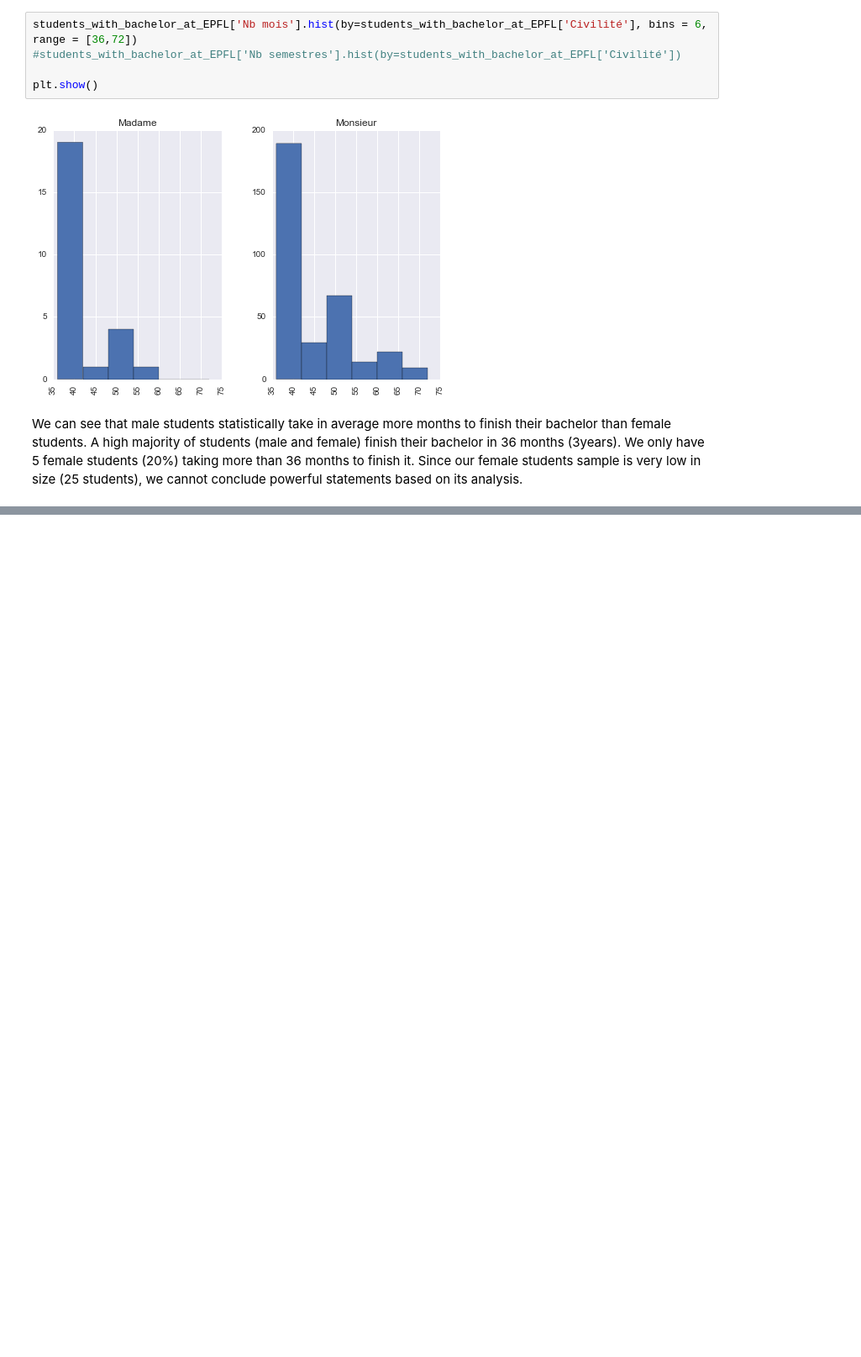
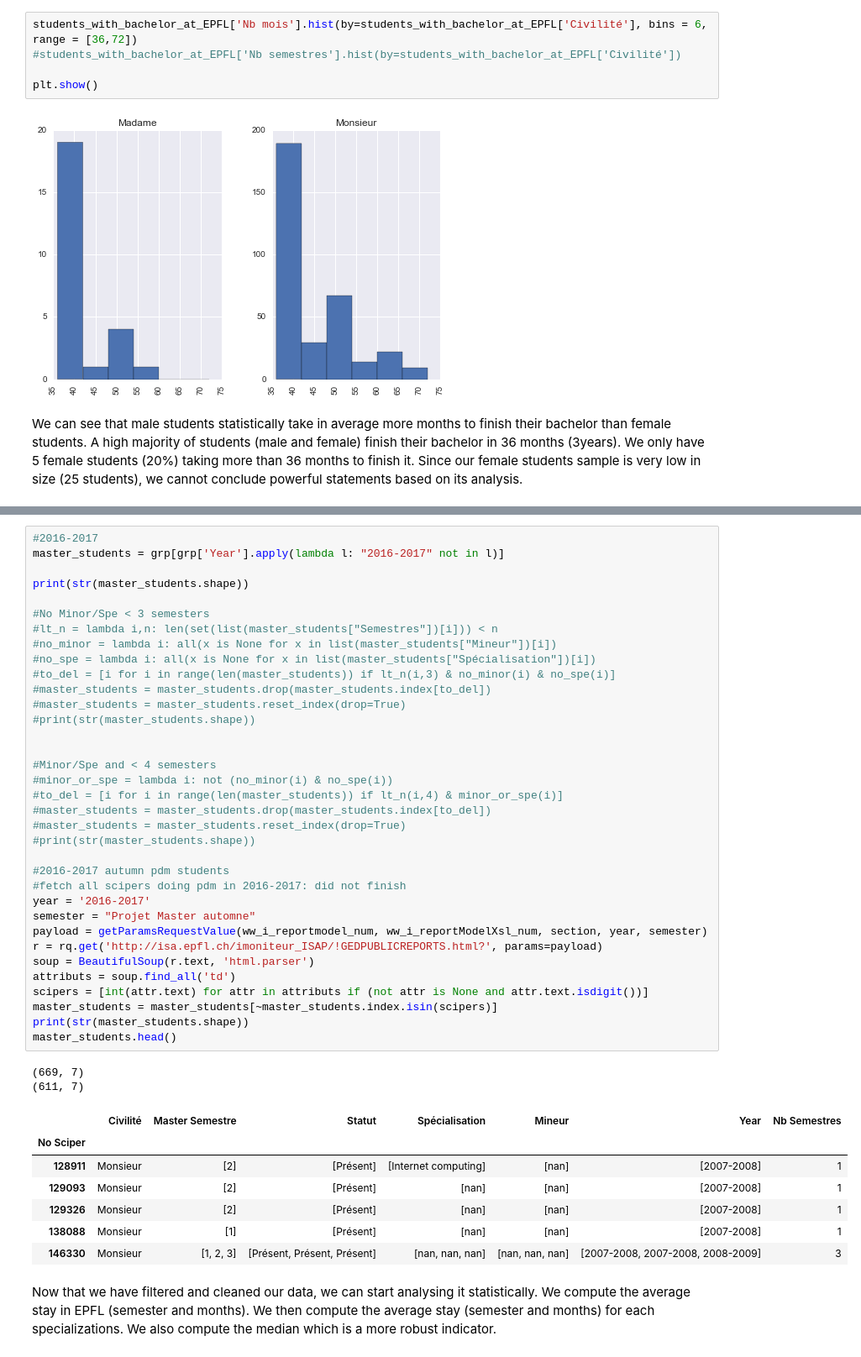
Before and after one commit to agpmilli/adaepfl, a Jupyter notebook: Homework/02 - Data from the Web/Data from the Web.ipynb, the cells around one changed output, grey strips where cells are left out. Shown at 84% size. Cells and saved outputs as stored; diff of their text form; blank space fills up the shorter version.

```diff
--- a/Homework/02 - Data from the Web/Data from the Web.ipynb
+++ b/Homework/02 - Data from the Web/Data from the Web.ipynb
@@ -289,0 +362,48 @@ Since our female students sample is very low in size (25 students), we cannot co
+# %%
+#2016-2017
+master_students = grp[grp['Year'].apply(lambda l: "2016-2017" not in l)]
+
+print(str(master_students.shape))
+
+#No Minor/Spe < 3 semesters
+#lt_n = lambda i,n: len(set(list(master_students["Semestres"])[i])) < n
+#no_minor = lambda i: all(x is None for x in list(master_students["Mineur"])[i])
+#no_spe = lambda i: all(x is None for x in list(master_students["Spécialisation"])[i])
+#to_del = [i for i in range(len(master_students)) if lt_n(i,3) & no_minor(i) & no_spe(i)]
+#master_students = master_students.drop(master_students.index[to_del])
+#master_students = master_students.reset_index(drop=True)
+#print(str(master_students.shape))
+
+
+#Minor/Spe and < 4 semesters
+#minor_or_spe = lambda i: not (no_minor(i) & no_spe(i))
+#to_del = [i for i in range(len(master_students)) if lt_n(i,4) & minor_or_spe(i)]
+#master_students = master_students.drop(master_students.index[to_del])
+#master_students = master_students.reset_index(drop=True)
+#print(str(master_students.shape))
+
+#2016-2017 autumn pdm students
+#fetch all scipers doing pdm in 2016-2017: did not finish
+year = '2016-2017'
+semester = "Projet Master automne"
+payload = getParamsRequestValue(ww_i_reportmodel_num, ww_i_reportModelXsl_num, section, year, semester)
+r = rq.get('http://isa.epfl.ch/imoniteur_ISAP/!GEDPUBLICREPORTS.html?', params=payload)
+soup = BeautifulSoup(r.text, 'html.parser')
+attributs = soup.find_all('td')
+scipers = [int(attr.text) for attr in attributs if (not attr is None and attr.text.isdigit())]
+master_students = master_students[~master_students.index.isin(scipers)]
+print(str(master_students.shape))
+master_students.head()
+# %% [output]
+(669, 7)
+(611, 7)
+|  | Civilité | Master Semestre | Statut | Spécialisation | Mineur | Year | Nb Semestres |
+| No Sciper |  |  |  |  |  |  |  |
+| 128911 | Monsieur | [2] | [Présent] | [Internet computing] | [nan] | [2007-2008] | 1 |
+| 129093 | Monsieur | [2] | [Présent] | [nan] | [nan] | [2007-2008] | 1 |
+| 129326 | Monsieur | [2] | [Présent] | [nan] | [nan] | [2007-2008] | 1 |
+| 138088 | Monsieur | [1] | [Présent] | [nan] | [nan] | [2007-2008] | 1 |
+| 146330 | Monsieur | [1, 2, 3] | [Présent, Présent, Présent] | [nan, nan, nan] | [nan, nan, nan] | [2007-2008, 2007-2008, 2008-2009] | 3 |
+# %% [markdown]
+Now that we have filtered and cleaned our data, we can start analysing it statistically. We compute the average stay in EPFL (semester and months).
+We then compute the average stay (semester and months) for each specializations. We also compute the median which is a more robust indicator.
```
Also changed, not shown: parts of 13 cells of this notebook, 2 other files.
